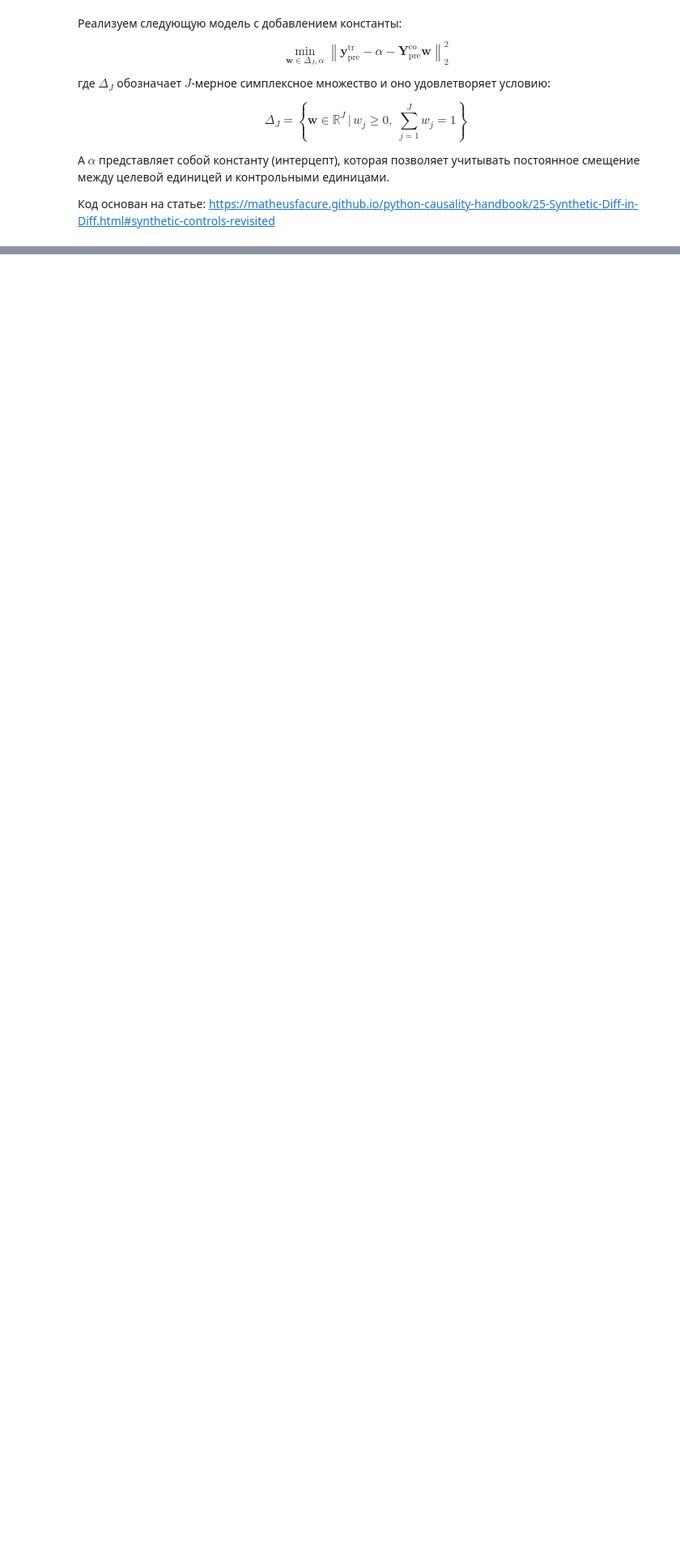
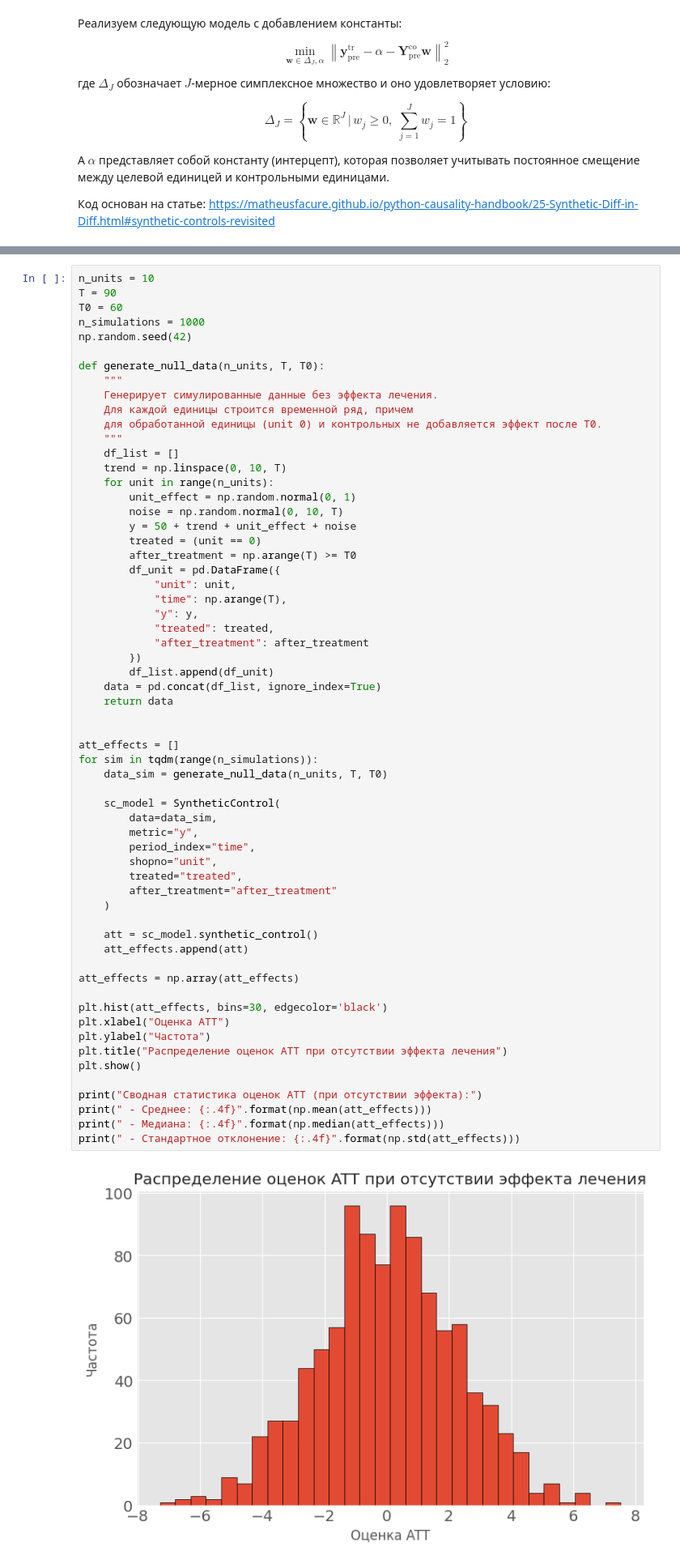
Before and after one commit to 123yaroslav/diplom, a Jupyter notebook: 01_examples.ipynb, the cells around one changed output, grey strips where cells are left out. Shown at 81% size. Drawn from its saved outputs; the diff is of its cells as text; blank space fills up the shorter version.

```diff
--- a/01_examples.ipynb
+++ b/01_examples.ipynb
@@ -85,0 +93,63 @@ $$
+# %%
+n_units = 10
+T = 90
+T0 = 60
+n_simulations = 1000
+np.random.seed(42)
+
+def generate_null_data(n_units, T, T0):
+    """
+    Генерирует симулированные данные без эффекта лечения.
+    Для каждой единицы строится временной ряд, причем
+    для обработанной единицы (unit 0) и контрольных не добавляется эффект после T0.
+    """
+    df_list = []
+    trend = np.linspace(0, 10, T)
+    for unit in range(n_units):
+        unit_effect = np.random.normal(0, 1)
+        noise = np.random.normal(0, 10, T)
+        y = 50 + trend + unit_effect + noise
+        treated = (unit == 0)
+        after_treatment = np.arange(T) >= T0
+        df_unit = pd.DataFrame({
+            "unit": unit,
+            "time": np.arange(T),
+            "y": y,
+            "treated": treated,
+            "after_treatment": after_treatment
+        })
+        df_list.append(df_unit)
+    data = pd.concat(df_list, ignore_index=True)
+    return data
+
+
+att_effects = []
+for sim in tqdm(range(n_simulations)):
+    data_sim = generate_null_data(n_units, T, T0)
+
+    sc_model = SyntheticControl(
+        data=data_sim,
+        metric="y",
+        period_index="time",
+        shopno="unit",
+        treated="treated",
+        after_treatment="after_treatment"
+    )
+
+    att = sc_model.synthetic_control()
+    att_effects.append(att)
+
+att_effects = np.array(att_effects)
+
+plt.hist(att_effects, bins=30, edgecolor='black')
+plt.xlabel("Оценка ATT")
+plt.ylabel("Частота")
+plt.title("Распределение оценок ATT при отсутствии эффекта лечения")
+plt.show()
+
+print("Сводная статистика оценок ATT (при отсутствии эффекта):")
+print(" - Среднее: {:.4f}".format(np.mean(att_effects)))
+print(" - Медиана: {:.4f}".format(np.median(att_effects)))
+print(" - Стандартное отклонение: {:.4f}".format(np.std(att_effects)))
+# %% [output]
+[figure, added]
```
Also changed, not shown: parts of 7 cells of this notebook, 1 other file.
